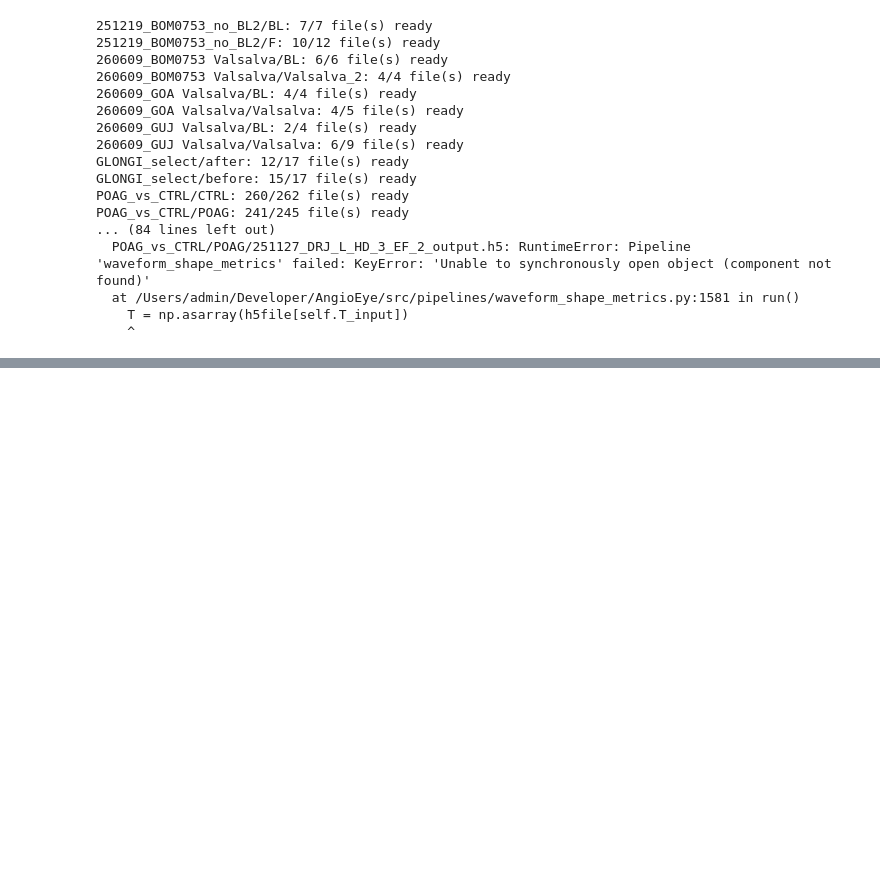
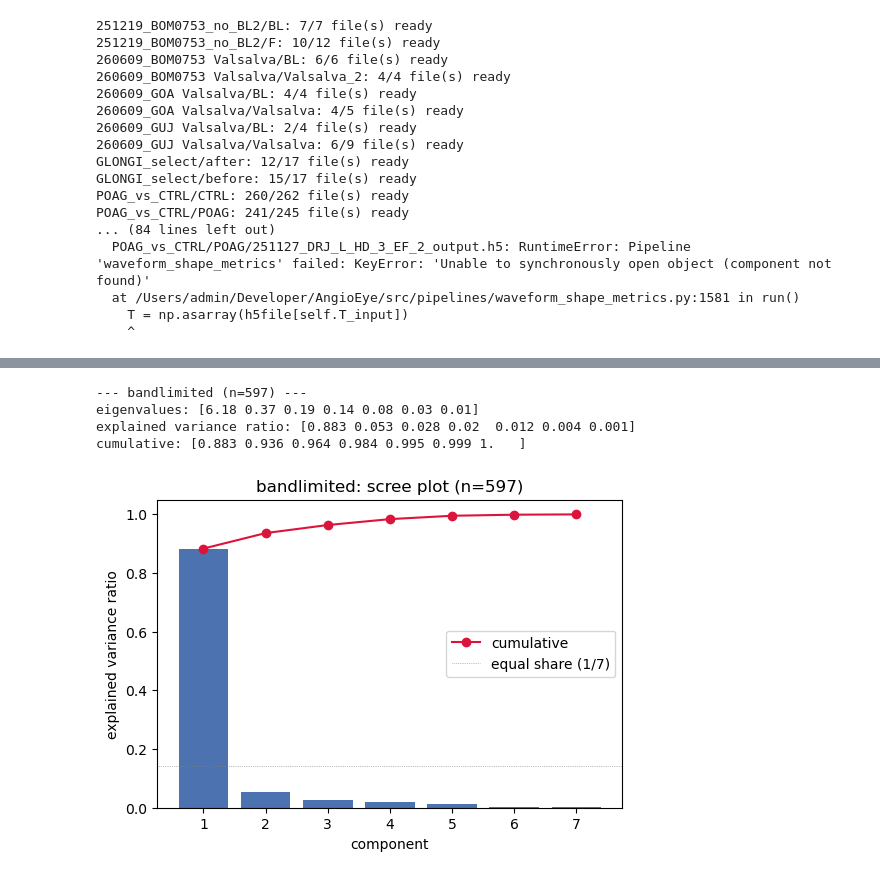
Before and after one commit to DigitalHolography/AngioEye, a Jupyter notebook: src/postprocess/composite_scoring/scoring-analysis/composite_scoring_validation.ipynb, the cells around one changed output, grey strips where cells are left out. Cells and saved outputs as stored; diff of their text form; code cells hidden in the pictures; blank space fills up the shorter version.

```diff
--- a/src/postprocess/composite_scoring/scoring-analysis/composite_scoring_validation.ipynb
+++ b/src/postprocess/composite_scoring/scoring-analysis/composite_scoring_validation.ipynb
@@ -387,6 +350,7 @@ pooled_median = {
 }
 
 fig, axes = plt.subplots(1, len(REPRESENTATIONS), figsize=(9 * len(REPRESENTATIONS), 5), sharey=True)
+axes = np.atleast_1d(axes)
 for ax, representation in zip(axes, REPRESENTATIONS):
     sub = cohort_corr_df[cohort_corr_df["representation"] == representation].copy()
     labels = sub["cohort"] + " / " + sub["group"] + " (n=" + sub["n"].astype(str) + ")"
@@ -402,0 +367,36 @@ plt.show()
+# %%
+pca_summary = {}
+for representation in REPRESENTATIONS:
+    corr = correlations[representation]["pearson"].loc[cluster_cols, cluster_cols].values
+    eigvals, eigvecs = np.linalg.eigh(corr)
+    order = np.argsort(eigvals)[::-1]
+    eigvals, eigvecs = eigvals[order], eigvecs[:, order]
+    explained = eigvals / eigvals.sum()
+    pca_summary[representation] = {"eigvals": eigvals, "eigvecs": eigvecs, "explained": explained}
+    print(f"--- {representation} (n={correlations[representation]['n']}) ---")
+    print("eigenvalues:", np.round(eigvals, 2))
+    print("explained variance ratio:", np.round(explained, 3))
+    print("cumulative:", np.round(np.cumsum(explained), 3))
+    print()
+# %% [output]
+--- bandlimited (n=597) ---
+eigenvalues: [6.18 0.37 0.19 0.14 0.08 0.03 0.01]
+explained variance ratio: [0.883 0.053 0.028 0.02  0.012 0.004 0.001]
+cumulative: [0.883 0.936 0.964 0.984 0.995 0.999 1.   ]
+# %%
+fig, axes = plt.subplots(1, len(REPRESENTATIONS), figsize=(6 * len(REPRESENTATIONS), 4), sharey=True)
+axes = np.atleast_1d(axes)
+for ax, representation in zip(axes, REPRESENTATIONS):
+    explained = pca_summary[representation]["explained"]
+    ax.bar(range(1, len(explained) + 1), explained, color="#4C72B0")
+    ax.plot(range(1, len(explained) + 1), np.cumsum(explained), color="crimson", marker="o", label="cumulative")
+    ax.set_xticks(range(1, len(explained) + 1))
+    ax.set_xlabel("component")
+    ax.set_ylabel("explained variance ratio")
+    ax.set_title(f"{representation}: scree plot (n={correlations[representation]['n']})")
+    ax.axhline(1 / len(cluster_cols), color="gray", linewidth=0.5, linestyle=":", label="equal share (1/7)")
+    ax.legend()
+plt.tight_layout()
+plt.show()
+# %% [output]
+[figure, added]
```
Also changed, not shown: parts of 35 cells of this notebook.
